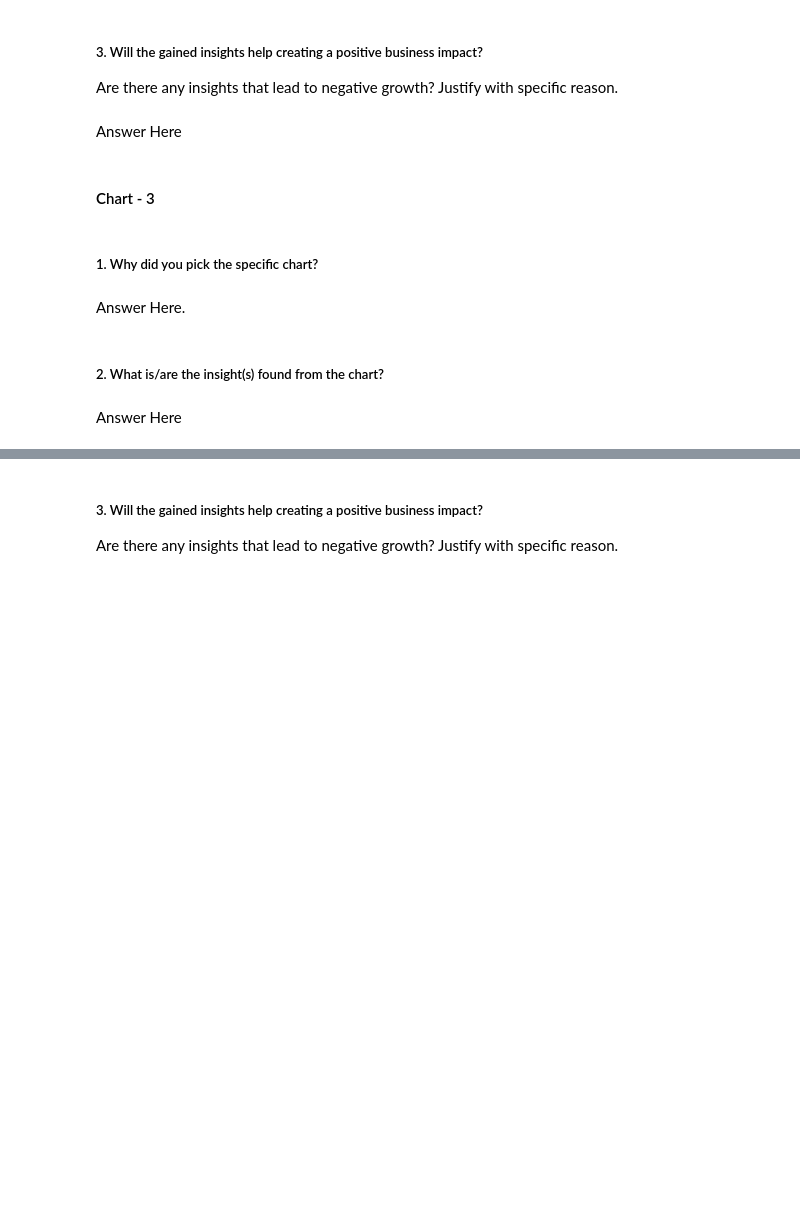
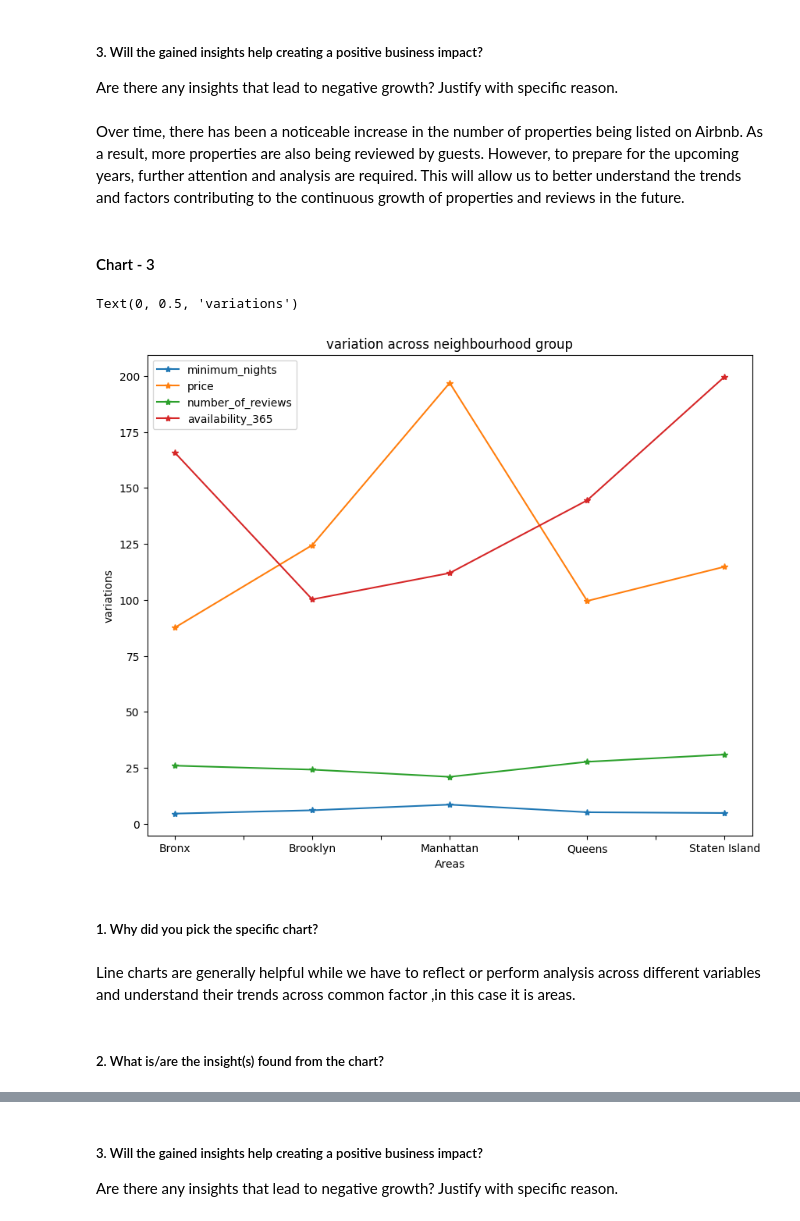
Before and after one commit to Sandykk2/Airbnb-EDA-Analysis-, a Jupyter notebook: Airbnb_EDA_Analysis.ipynb, the cells around one changed output, grey strips where cells are left out. Cells and saved outputs as stored; diff of their text form; code cells hidden in the pictures; blank space fills up the shorter version.

```diff
--- a/Airbnb_EDA_Analysis.ipynb
+++ b/Airbnb_EDA_Analysis.ipynb
@@ -268,7 +394,7 @@ Answer Here
 # %% [markdown]
 ##### 3. Will the gained insights help creating a positive business impact?
 Are there any insights that lead to negative growth? Justify with specific reason.
-# %% [markdown]
-Answer Here
+# %% [markdown]
+Over time, there has been a noticeable increase in the number of properties being listed on Airbnb. As a result, more properties are also being reviewed by guests. However, to prepare for the upcoming years, further attention and analysis are required. This will allow us to better understand the trends and factors contributing to the continuous growth of properties and reviews in the future.
 # %% [markdown]
 #### Chart - 3
@@ -277,8 +401,15 @@ Answer Here
+# %%
+# Chart - 3 How different properties in neighbourhood_group varies in terms of factors like price , minimum night booking , number of reviews and also the availability ?
+air_df_price_notzero[['minimum_nights','price','number_of_reviews','neighbourhood_group','availability_365']].groupby("neighbourhood_group").mean().plot(figsize=(10,8), marker='*')
+plt.title("variation across neighbourhood group")
+plt.xlabel("Areas")
+plt.ylabel("variations")
+# %% [output]
+Text(0, 0.5, 'variations')
+[figure, added]
 # %% [markdown]
 ##### 1. Why did you pick the specific chart?
-# %% [markdown]
-Answer Here.
+# %% [markdown]
+Line charts are generally helpful while we have to reflect or perform analysis across different variables and understand their trends across common factor ,in this case it is areas.
 # %% [markdown]
 ##### 2. What is/are the insight(s) found from the chart?
-# %% [markdown]
-Answer Here
```
Also changed, not shown: parts of 30 cells of this notebook.
